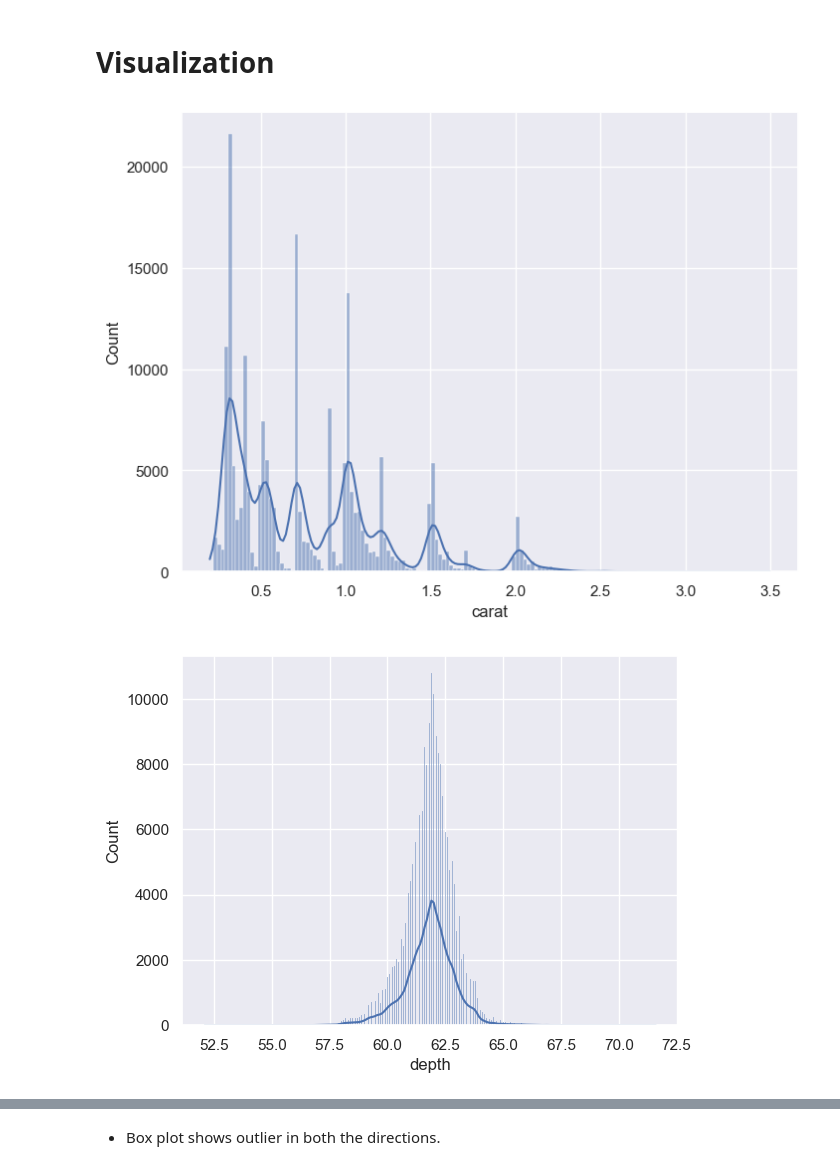
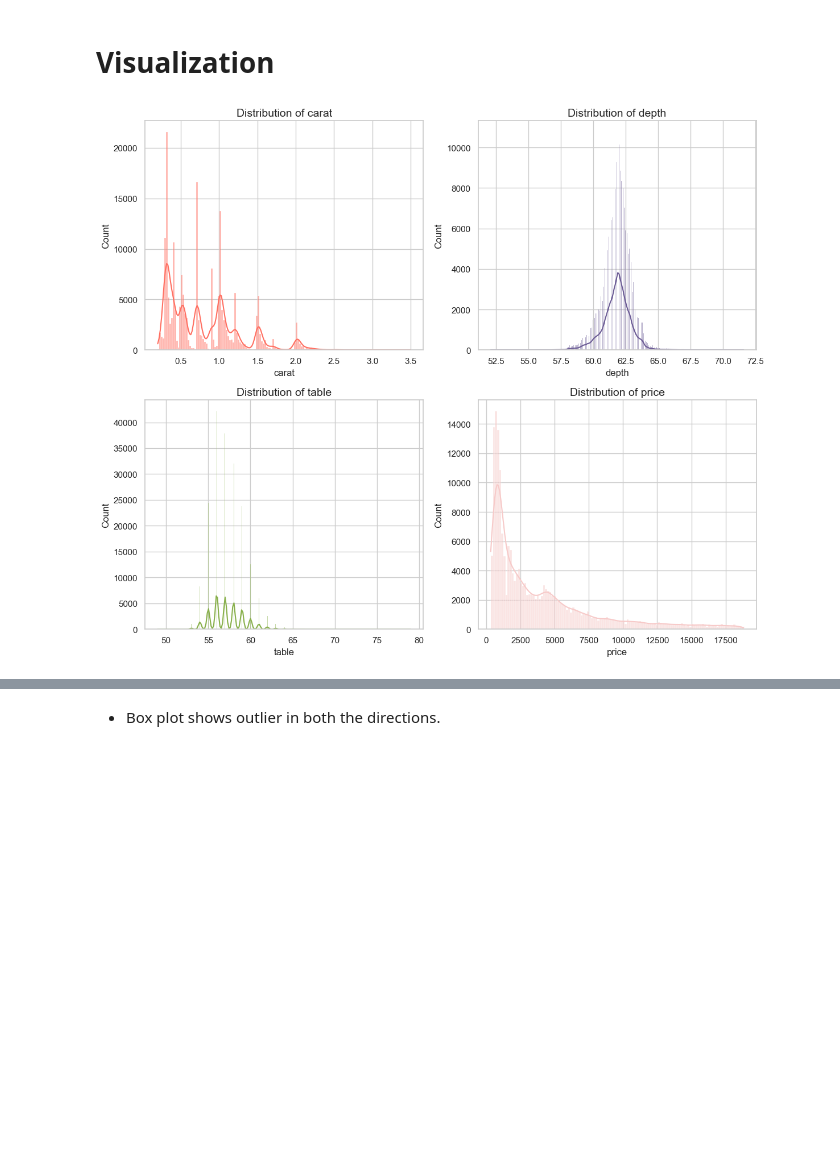
Before and after one commit to Syed-Mansoor/first, a Jupyter notebook: notebook/EDA and Model Training.ipynb, the cells around one changed output, grey strips where cells are left out. Drawn from its saved outputs; the diff is of its cells as text; code cells hidden in the pictures; blank space fills up the shorter version.

```diff
--- a/notebook/EDA and Model Training.ipynb
+++ b/notebook/EDA and Model Training.ipynb
@@ -294,13 +315,29 @@ We handled null values
 # %% [markdown]
 # Visualization
 # %%
-feature = ['carat', 'depth', 'table', 'price']
-plt.figure(figsize=(8,6))
-x=0
-for i in feature:
-    sns.histplot(data=df,x=i,kde=True)
-    print('\n')
-    plt.show()
+# Define the features for plotting
+features = ['carat', 'depth', 'table', 'price']
+
+# Set the figure size to accommodate multiple plots
+plt.figure(figsize=(12, 10))
+
+# Define a custom color palette for variety
+colors = ['#FF6F61', '#6B5B95', '#88B04B', '#F7CAC9']
+
+# Iterate through each feature and create histograms with KDE
+for index, feature in enumerate(features):
+    plt.subplot(2, 2, index + 1)  # Arrange plots in a 2x2 grid
+    sns.histplot(data=df, x=feature, kde=True, color=colors[index])
+
+    # Set title for each subplot
+    plt.title(f'Distribution of {feature}', fontsize=14)
+    plt.xlabel(feature, fontsize=12)
+    plt.ylabel('Count', fontsize=12)
+
+# Adjust layout to avoid overlap
+plt.tight_layout()
+
+# Display all plots at once
+plt.show()
 # %% [output]
-[figure, old version]
+[figure, new version]
-[figure, removed]
```
Also changed, not shown: parts of 14 cells of this notebook.
